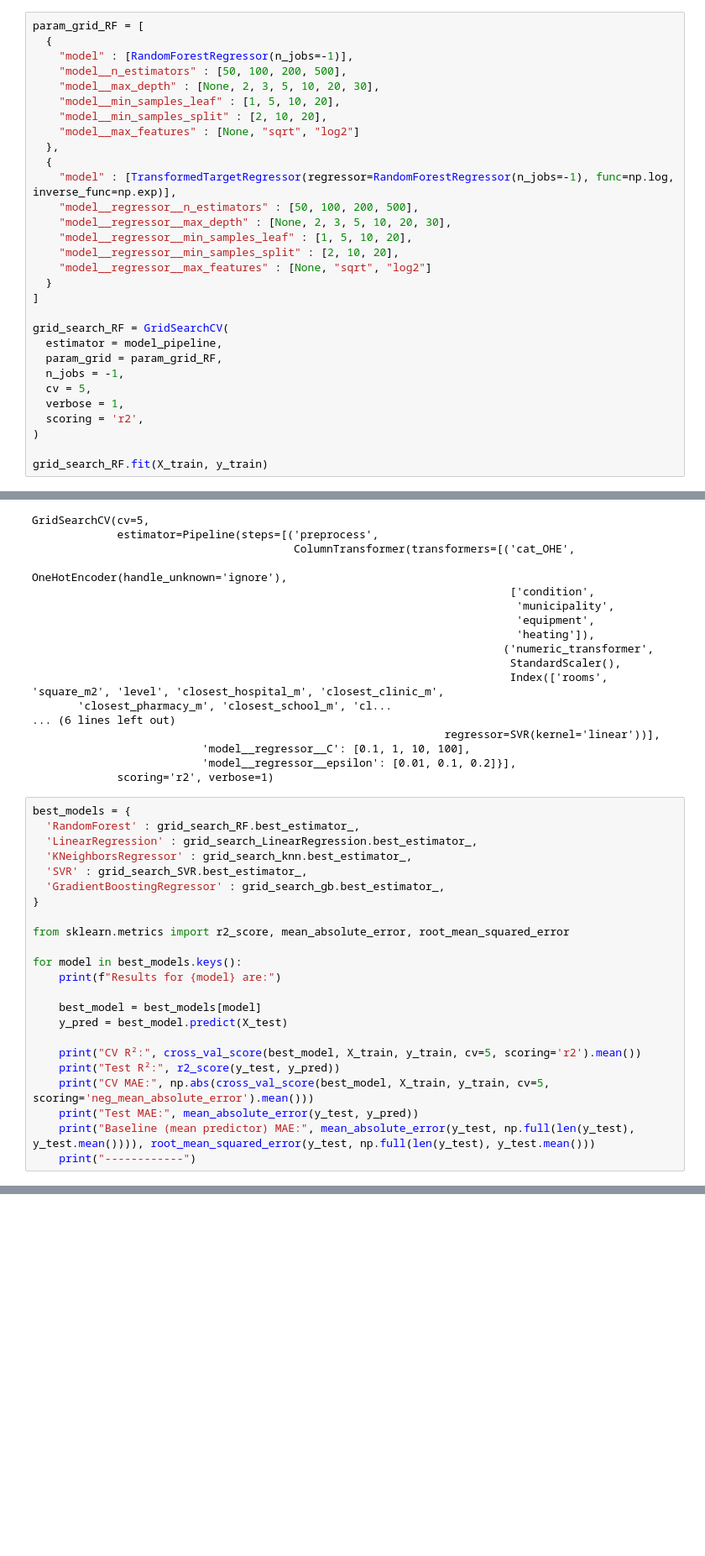
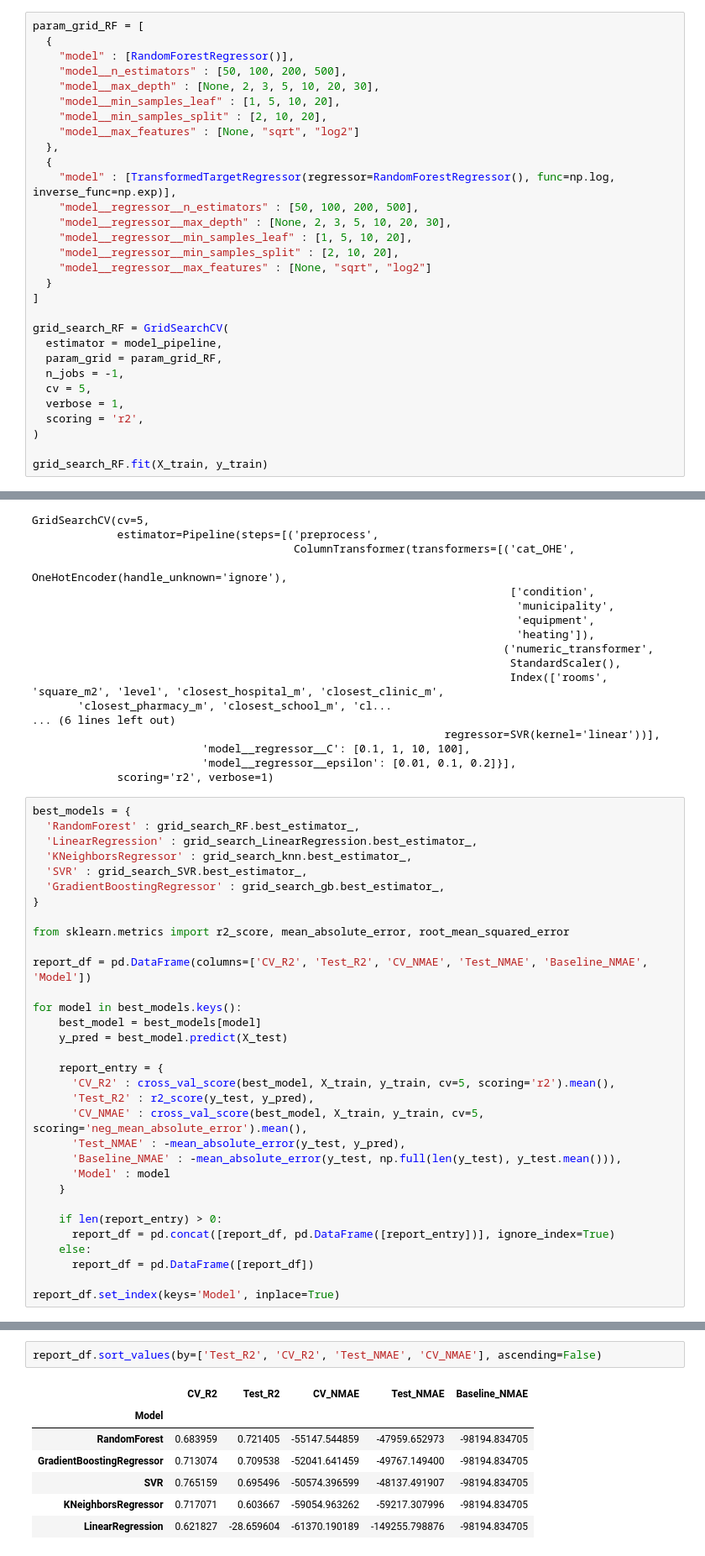
Before and after one commit to EmreArapcicUevak/EE418-Introduction-to-Machine-Learning-Project, a Jupyter notebook: notebooks/sales_ML.ipynb, the cells around one changed output, grey strips where cells are left out. Shown at 84% size. Drawn from its saved outputs; the diff is of its cells as text; blank space fills up the shorter version.

```diff
--- a/notebooks/sales_ML.ipynb
+++ b/notebooks/sales_ML.ipynb
@@ -159,7 +159,7 @@ model_pipeline = Pipeline(steps=[
 # %%
 param_grid_RF = [
   {
-    "model" : [RandomForestRegressor(n_jobs=-1)],
+    "model" : [RandomForestRegressor()],
     "model__n_estimators" : [50, 100, 200, 500],
     "model__max_depth" : [None, 2, 3, 5, 10, 20, 30],
     "model__min_samples_leaf" : [1, 5, 10, 20],
@@ -167,7 +167,7 @@ param_grid_RF = [
     "model__max_features" : [None, "sqrt", "log2"]
   },
   {
-    "model" : [TransformedTargetRegressor(regressor=RandomForestRegressor(n_jobs=-1), func=np.log, inverse_func=np.exp)],
+    "model" : [TransformedTargetRegressor(regressor=RandomForestRegressor(), func=np.log, inverse_func=np.exp)],
     "model__regressor__n_estimators" : [50, 100, 200, 500],
     "model__regressor__max_depth" : [None, 2, 3, 5, 10, 20, 30],
     "model__regressor__min_samples_leaf" : [1, 5, 10, 20],
@@ -426,15 +426,24 @@ best_models = {
 
 from sklearn.metrics import r2_score, mean_absolute_error, root_mean_squared_error
 
+report_df = pd.DataFrame(columns=['CV_R2', 'Test_R2', 'CV_NMAE', 'Test_NMAE', 'Baseline_NMAE', 'Model'])
+
 for model in best_models.keys():
-    print(f"Results for {model} are:")
-
     best_model = best_models[model]
     y_pred = best_model.predict(X_test)
 
-    print("CV R²:", cross_val_score(best_model, X_train, y_train, cv=5, scoring='r2').mean())
-    print("Test R²:", r2_score(y_test, y_pred))
-    print("CV MAE:", np.abs(cross_val_score(best_model, X_train, y_train, cv=5, scoring='neg_mean_absolute_error').mean()))
-    print("Test MAE:", mean_absolute_error(y_test, y_pred))
-    print("Baseline (mean predictor) MAE:", mean_absolute_error(y_test, np.full(len(y_test), y_test.mean()))), root_mean_squared_error(y_test, np.full(len(y_test), y_test.mean()))
-    print("------------")
+    report_entry = {
+      'CV_R2' : cross_val_score(best_model, X_train, y_train, cv=5, scoring='r2').mean(),
+      'Test_R2' : r2_score(y_test, y_pred),
+      'CV_NMAE' : cross_val_score(best_model, X_train, y_train, cv=5, scoring='neg_mean_absolute_error').mean(),
+      'Test_NMAE' : -mean_absolute_error(y_test, y_pred),
+      'Baseline_NMAE' : -mean_absolute_error(y_test, np.full(len(y_test), y_test.mean())),
+      'Model' : model
+    }
+
+    if len(report_entry) > 0:
+      report_df = pd.concat([report_df, pd.DataFrame([report_entry])], ignore_index=True)
+    else:
+      report_df = pd.DataFrame([report_df])
+
+report_df.set_index(keys='Model', inplace=True)
@@ -458,0 +450,10 @@ Baseline (mean predictor) MAE: 98194.83470507545
+# %%
+report_df.sort_values(by=['Test_R2', 'CV_R2', 'Test_NMAE', 'CV_NMAE'], ascending=False)
+# %% [output]
+|  | CV_R2 | Test_R2 | CV_NMAE | Test_NMAE | Baseline_NMAE |
+| Model |  |  |  |  |  |
+| RandomForest | 0.683959 | 0.721405 | -55147.544859 | -47959.652973 | -98194.834705 |
+| GradientBoostingRegressor | 0.713074 | 0.709538 | -52041.641459 | -49767.149400 | -98194.834705 |
+| SVR | 0.765159 | 0.695496 | -50574.396599 | -48137.491907 | -98194.834705 |
+| KNeighborsRegressor | 0.717071 | 0.603667 | -59054.963262 | -59217.307996 | -98194.834705 |
+| LinearRegression | 0.621827 | -28.659604 | -61370.190189 | -149255.798876 | -98194.834705 |
```
Also changed, not shown: parts of 5 cells of this notebook, 1 other file.
